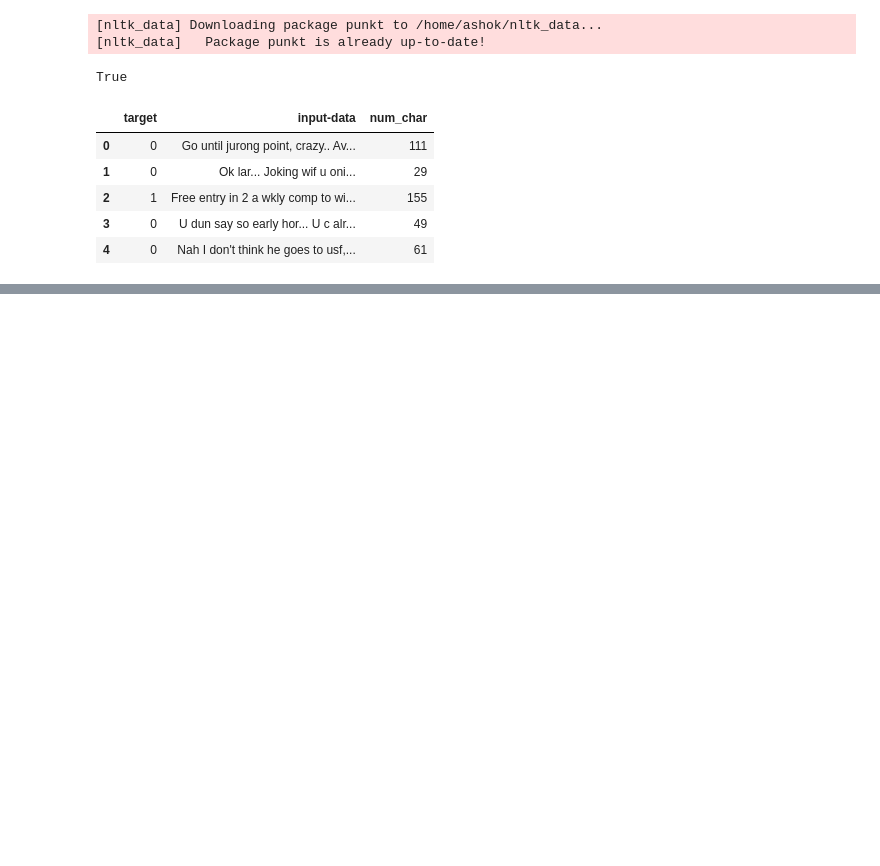
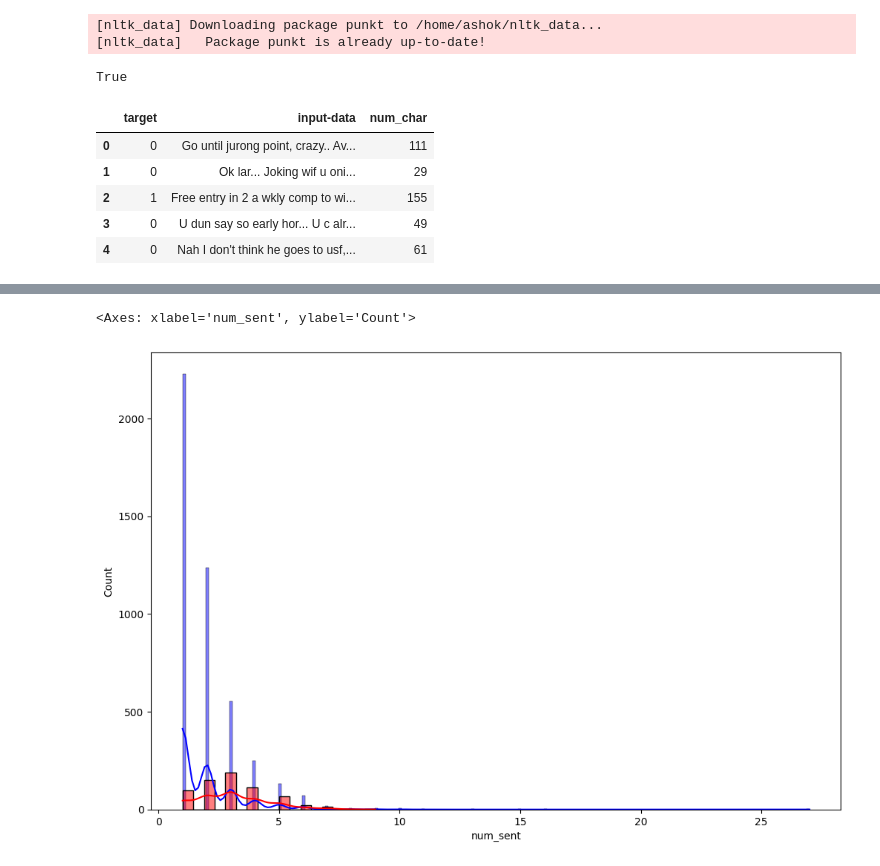
Before and after one commit to ashokumar06/Spam-Detector, a Jupyter notebook: main.ipynb, the cells around one changed output, grey strips where cells are left out. Saved outputs shown, nothing was run; the diff lists cells and outputs as text; code cells hidden in the pictures; blank space fills up the shorter version.

```diff
--- a/main.ipynb
+++ b/main.ipynb
@@ -229,0 +278,7 @@ ModuleNotFoundError: No module named 'nltk'
+# %%
+plt.figure(figsize=(12,8))
+sns.histplot(df[df['target']==0]['num_sent'],color='blue',label='Not Spam',kde=True)
+sns.histplot(df[df['target']==1]['num_sent'],color='red',label='Spam',kde=True)
+# %% [output]
+<Axes: xlabel='num_sent', ylabel='Count'>
+[figure, added]
```
Also changed, not shown: parts of 26 cells of this notebook.
